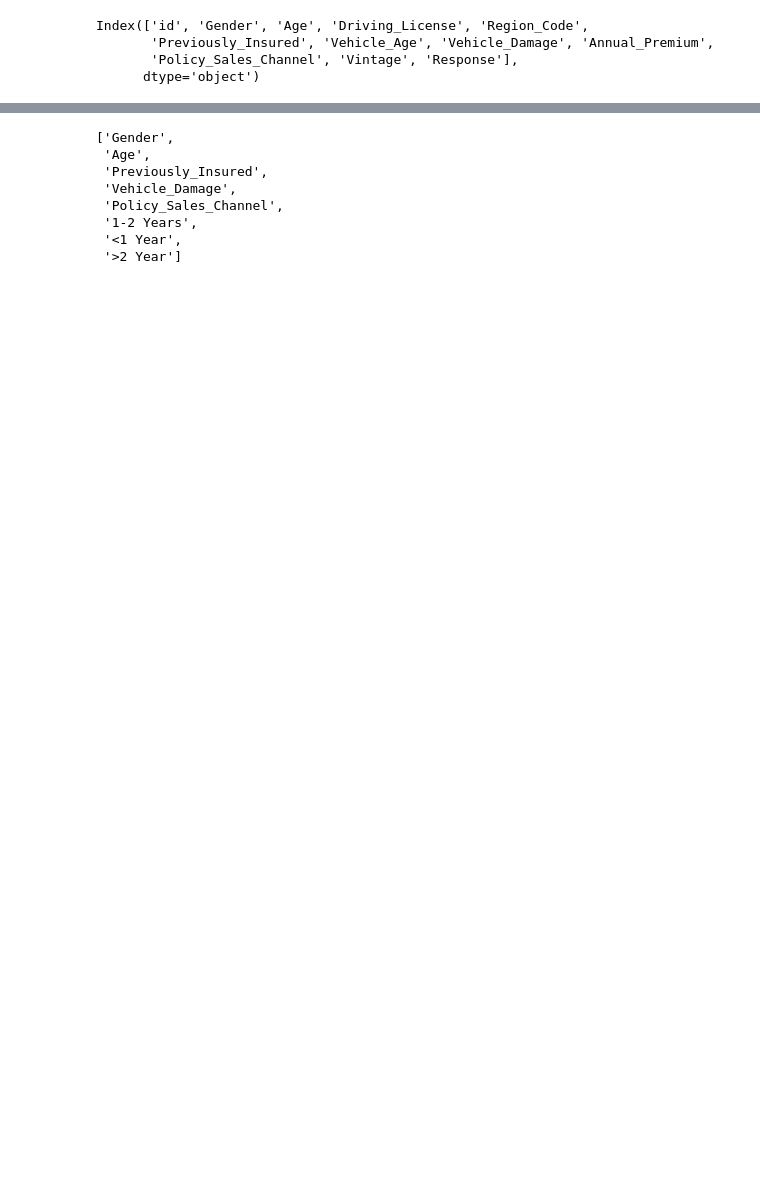
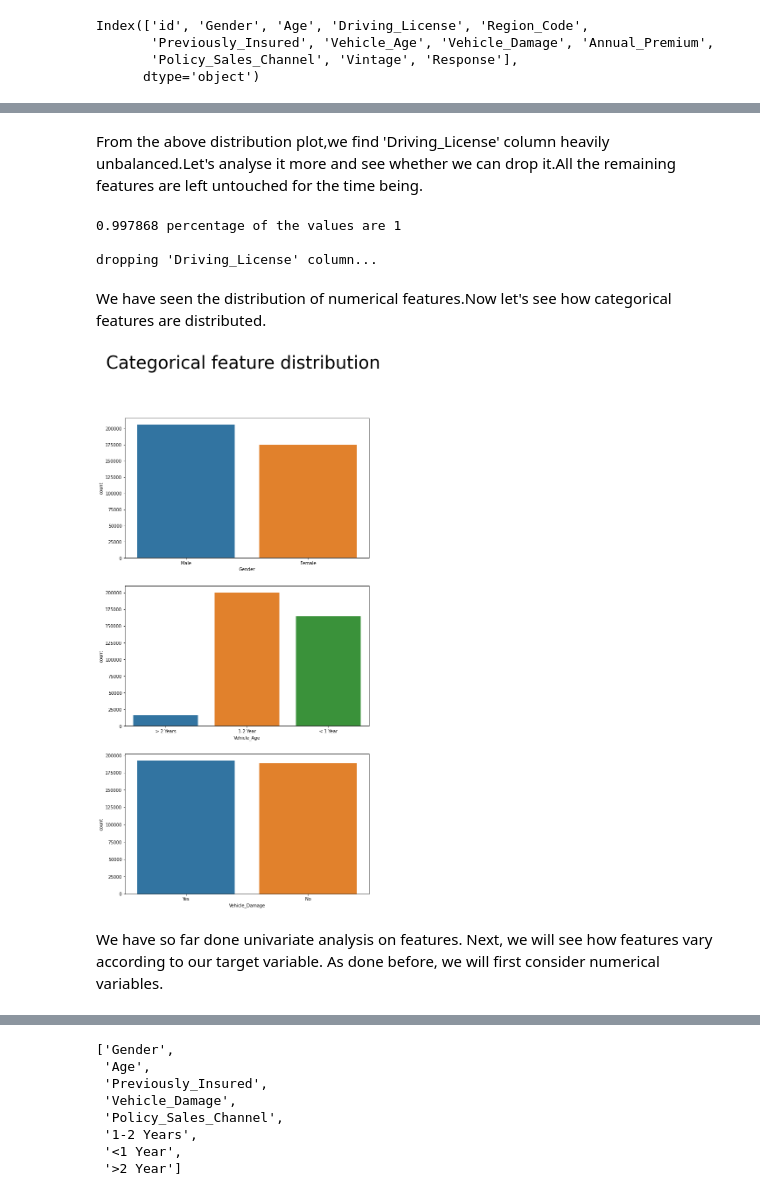
Before and after one commit to shiyasAli/Health-insurance-cross-sell-prediction, a Jupyter notebook: Copy_of_HEALTH_INSURANCE_CROSS_SELL_PREDICTION.ipynb, the cells around one changed output, grey strips where cells are left out. Drawn from its saved outputs; the diff is of its cells as text; code cells hidden in the pictures; blank space fills up the shorter version.

```diff
--- a/Copy_of_HEALTH_INSURANCE_CROSS_SELL_PREDICTION.ipynb
+++ b/Copy_of_HEALTH_INSURANCE_CROSS_SELL_PREDICTION.ipynb
@@ -265,0 +213,26 @@ print(p)
+# %% [markdown]
+From the above distribution plot,we  find 'Driving_License' column heavily unbalanced.Let's analyse it more and see whether we can drop it.All the remaining features are left untouched for the time being.
+# %%
+#Dropping 'Driving_Licence column as it is biased.
+one_percentage=((df['Driving_License']==1).sum()/df['Driving_License'].count())*100
+print('%f percentage of the values are 1 \n'%(one_percentage))
+print('dropping \'Driving_License\' column...')
+df.drop('Driving_License',axis=1,inplace=True)
+# %% [output]
+0.997868 percentage of the values are 1
+
+dropping 'Driving_License' column...
+# %% [markdown]
+We have seen the distribution of numerical  features.Now let's see how categorical features are distributed.
+# %%
+#Plotting categorical variable distribution
+plt.rcParams['figure.figsize']=(10,20)
+for index,feature in enumerate (categorical_features):
+  plt.subplot(len(categorical_features),1,index+1)
+  sns.countplot(feature,data=df)
+plt.suptitle('Categorical feature distribution',fontsize=40)
+fig.show()
+# %% [output]
+[figure, added]
+# %% [markdown]
+We have so far done univariate analysis on features. Next, we will see how features vary according to our target variable. As done before, we will first consider numerical variables.
```
Also changed, not shown: parts of 89 cells of this notebook.
